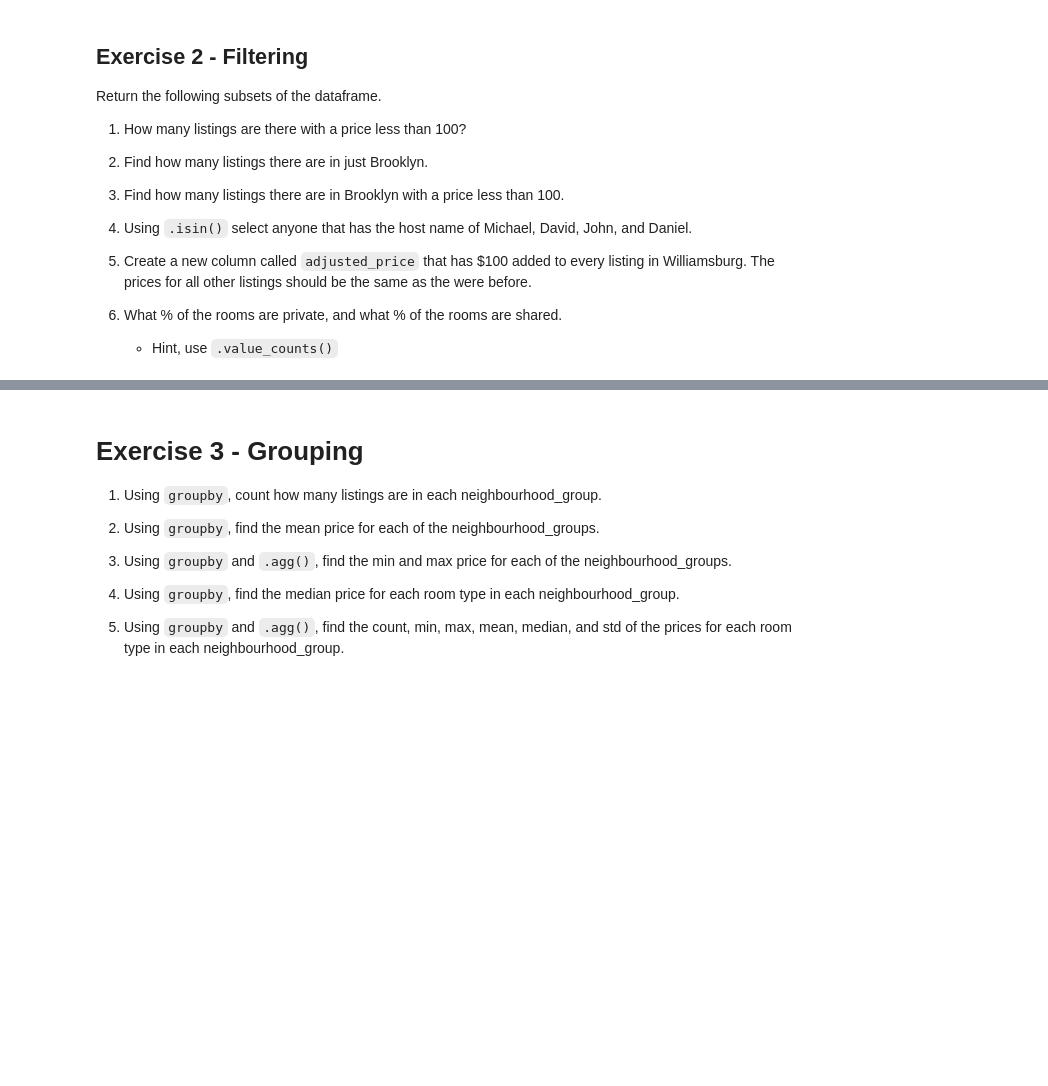
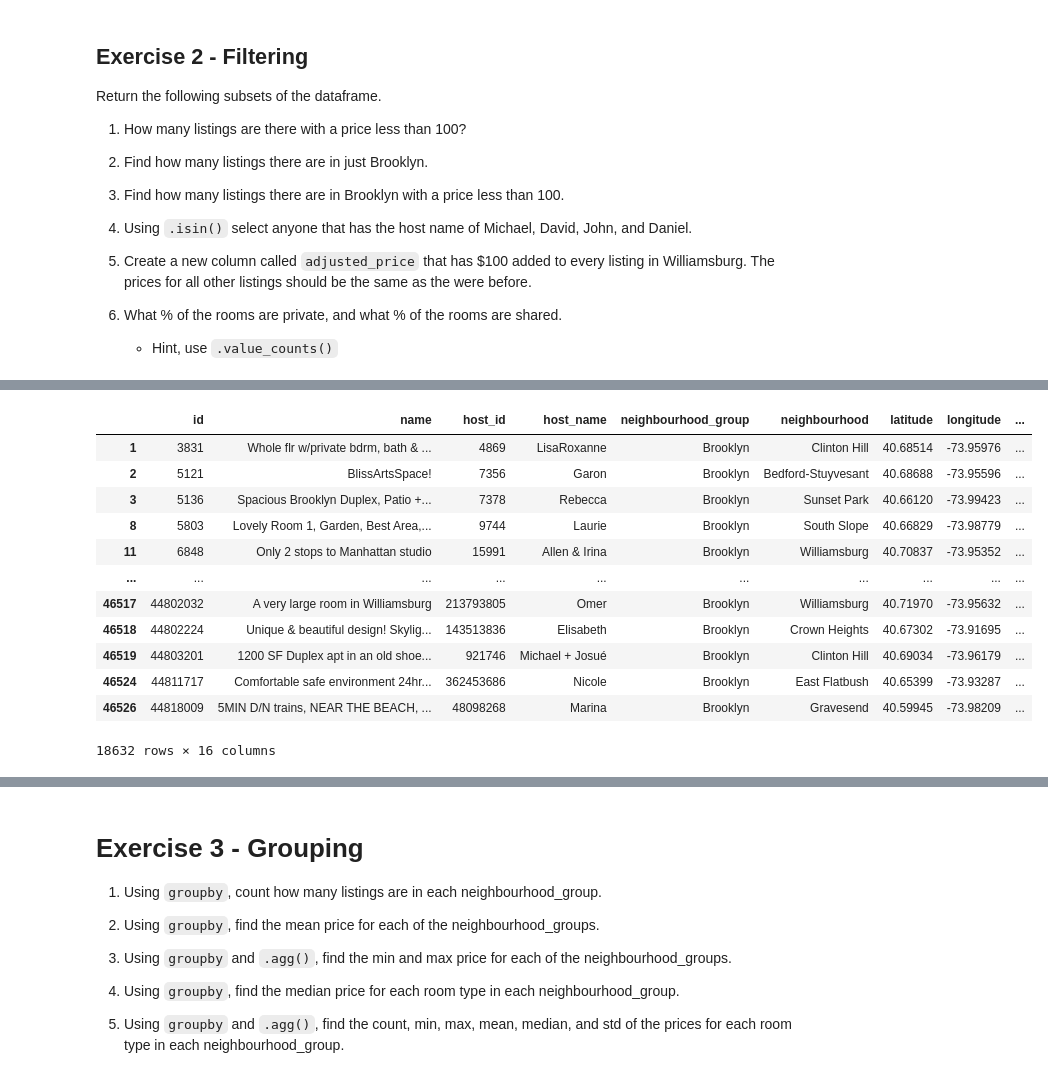
Before and after one commit to crosve/2024-DS-Fri-1230, a Jupyter notebook: Week-01-Pandas/Exercise-CL.ipynb, the cells around one changed output, grey strips where cells are left out. Saved outputs shown, nothing was run; the diff lists cells and outputs as text; code cells hidden in the pictures; blank space fills up the shorter version.

```diff
--- a/Week-01-Pandas/Exercise-CL.ipynb
+++ b/Week-01-Pandas/Exercise-CL.ipynb
@@ -44,5 +73,24 @@ Return the following subsets of the dataframe.
 # %%
 # 2. Make a new DataFrame of listings in Brooklyn named `df_bk`
 # and find how many listings in just Brooklyn.
+
+cond2 = df['neighbourhood_group'] == 'Brooklyn'
+
+df_bk = df[cond2]
+df_bk
+# %% [output]
+|  | id | name | host_id | host_name | neighbourhood_group | neighbourhood | latitude | longitude | ... |
+| 1 | 3831 | Whole flr w/private bdrm, bath & ... | 4869 | LisaRoxanne | Brooklyn | Clinton Hill | 40.68514 | -73.95976 | ... |
+| 2 | 5121 | BlissArtsSpace! | 7356 | Garon | Brooklyn | Bedford-Stuyvesant | 40.68688 | -73.95596 | ... |
+| 3 | 5136 | Spacious Brooklyn Duplex, Patio +... | 7378 | Rebecca | Brooklyn | Sunset Park | 40.66120 | -73.99423 | ... |
+| 8 | 5803 | Lovely Room 1, Garden, Best Area,... | 9744 | Laurie | Brooklyn | South Slope | 40.66829 | -73.98779 | ... |
+| 11 | 6848 | Only 2 stops to Manhattan studio | 15991 | Allen & Irina | Brooklyn | Williamsburg | 40.70837 | -73.95352 | ... |
+| ... | ... | ... | ... | ... | ... | ... | ... | ... | ... |
+| 46517 | 44802032 | A very large room in Williamsburg | 213793805 | Omer | Brooklyn | Williamsburg | 40.71970 | -73.95632 | ... |
+| 46518 | 44802224 | Unique & beautiful design! Skylig... | 143513836 | Elisabeth | Brooklyn | Crown Heights | 40.67302 | -73.91695 | ... |
+| 46519 | 44803201 | 1200 SF Duplex apt in an old shoe... | 921746 | Michael + Josué | Brooklyn | Clinton Hill | 40.69034 | -73.96179 | ... |
+| 46524 | 44811717 | Comfortable safe environment 24hr... | 362453686 | Nicole | Brooklyn | East Flatbush | 40.65399 | -73.93287 | ... |
+| 46526 | 44818009 | 5MIN D/N trains, NEAR THE BEACH, ... | 48098268 | Marina | Brooklyn | Gravesend | 40.59945 | -73.98209 | ... |
+18632 rows × 16 columns
 # %%
 # 3. Find how many listings there are in Brooklyn with a price less than 100.
```
Also changed, not shown: parts of 5 cells of this notebook, 1 other file.
